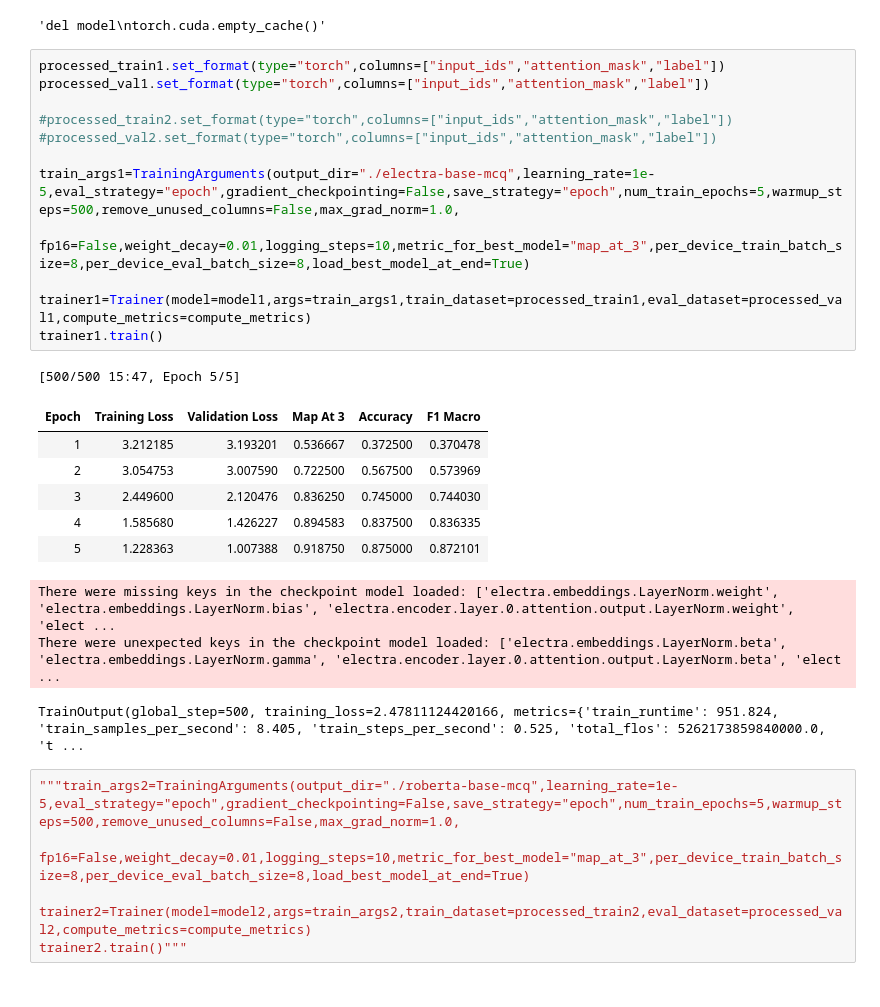
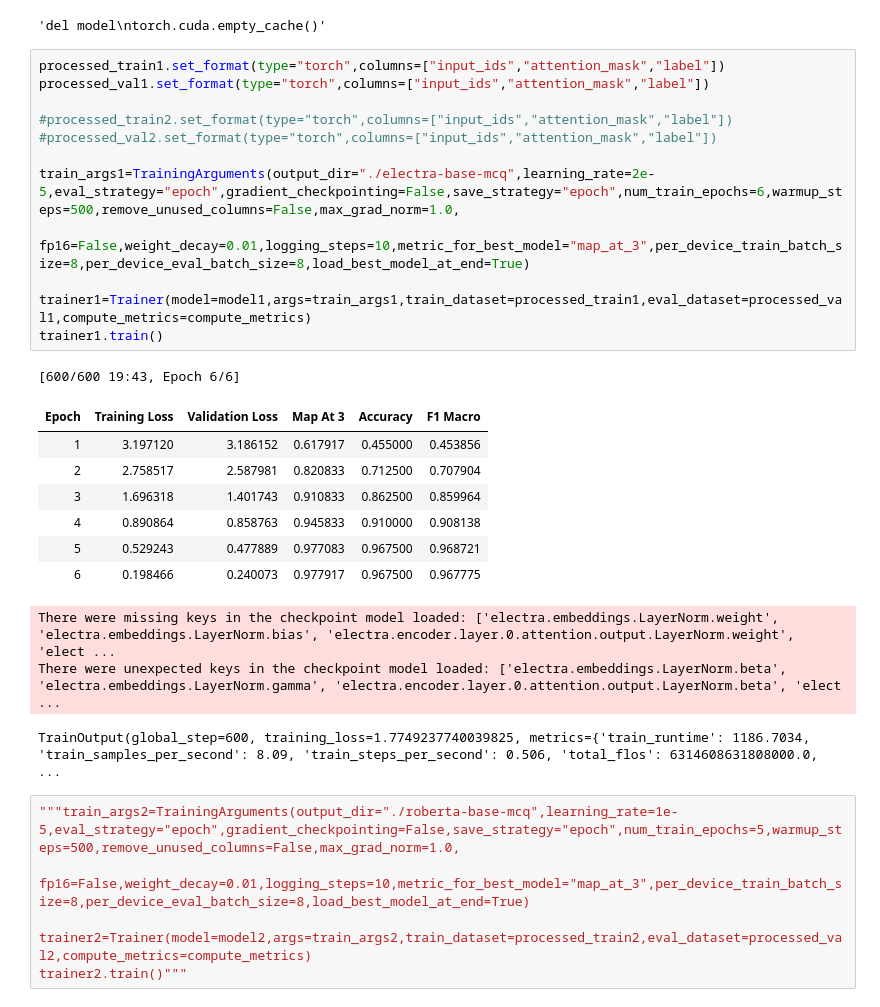
Before and after one commit to chay123-crypto/mcq-solver-transformers, a Jupyter notebook: DL-24f2002314-notebook-t22026.ipynb, the cells around one changed output. Saved outputs shown, nothing was run; the diff lists cells and outputs as text.

```diff
--- a/DL-24f2002314-notebook-t22026.ipynb
+++ b/DL-24f2002314-notebook-t22026.ipynb
@@ -789,26 +789,27 @@ torch.cuda.empty_cache()"""
 # %%
 processed_train1.set_format(type="torch",columns=["input_ids","attention_mask","label"])
 processed_val1.set_format(type="torch",columns=["input_ids","attention_mask","label"])
 
 #processed_train2.set_format(type="torch",columns=["input_ids","attention_mask","label"])
 #processed_val2.set_format(type="torch",columns=["input_ids","attention_mask","label"])
 
-train_args1=TrainingArguments(output_dir="./electra-base-mcq",learning_rate=1e-5,eval_strategy="epoch",gradient_checkpointing=False,save_strategy="epoch",num_train_epochs=5,warmup_steps=500,remove_unused_columns=False,max_grad_norm=1.0,
+train_args1=TrainingArguments(output_dir="./electra-base-mcq",learning_rate=2e-5,eval_strategy="epoch",gradient_checkpointing=False,save_strategy="epoch",num_train_epochs=6,warmup_steps=500,remove_unused_columns=False,max_grad_norm=1.0,
                              fp16=False,weight_decay=0.01,logging_steps=10,metric_for_best_model="map_at_3",per_device_train_batch_size=8,per_device_eval_batch_size=8,load_best_model_at_end=True)
 
 trainer1=Trainer(model=model1,args=train_args1,train_dataset=processed_train1,eval_dataset=processed_val1,compute_metrics=compute_metrics)
 trainer1.train()
 # %% [output]
-[500/500 15:47, Epoch 5/5]
+[600/600 19:43, Epoch 6/6]
 | Epoch | Training Loss | Validation Loss | Map At 3 | Accuracy | F1 Macro |
-| 1 | 3.212185 | 3.193201 | 0.536667 | 0.372500 | 0.370478 |
-| 2 | 3.054753 | 3.007590 | 0.722500 | 0.567500 | 0.573969 |
-| 3 | 2.449600 | 2.120476 | 0.836250 | 0.745000 | 0.744030 |
-| 4 | 1.585680 | 1.426227 | 0.894583 | 0.837500 | 0.836335 |
-| 5 | 1.228363 | 1.007388 | 0.918750 | 0.875000 | 0.872101 |
+| 1 | 3.197120 | 3.186152 | 0.617917 | 0.455000 | 0.453856 |
+| 2 | 2.758517 | 2.587981 | 0.820833 | 0.712500 | 0.707904 |
+| 3 | 1.696318 | 1.401743 | 0.910833 | 0.862500 | 0.859964 |
+| 4 | 0.890864 | 0.858763 | 0.945833 | 0.910000 | 0.908138 |
+| 5 | 0.529243 | 0.477889 | 0.977083 | 0.967500 | 0.968721 |
+| 6 | 0.198466 | 0.240073 | 0.977917 | 0.967500 | 0.967775 |
 There were missing keys in the checkpoint model loaded: ['electra.embeddings.LayerNorm.weight', 'electra.embeddings.LayerNorm.bias', 'electra.encoder.layer.0.attention.output.LayerNorm.weight', 'elect ...
 There were unexpected keys in the checkpoint model loaded: ['electra.embeddings.LayerNorm.beta', 'electra.embeddings.LayerNorm.gamma', 'electra.encoder.layer.0.attention.output.LayerNorm.beta', 'elect ...
-TrainOutput(global_step=500, training_loss=2.47811124420166, metrics={'train_runtime': 951.824, 'train_samples_per_second': 8.405, 'train_steps_per_second': 0.525, 'total_flos': 5262173859840000.0, 't ...
+TrainOutput(global_step=600, training_loss=1.7749237740039825, metrics={'train_runtime': 1186.7034, 'train_samples_per_second': 8.09, 'train_steps_per_second': 0.506, 'total_flos': 6314608631808000.0, ...
 # %%
 """train_args2=TrainingArguments(output_dir="./roberta-base-mcq",learning_rate=1e-5,eval_strategy="epoch",gradient_checkpointing=False,save_strategy="epoch",num_train_epochs=5,warmup_steps=500,remove_unused_columns=False,max_grad_norm=1.0,
                              fp16=False,weight_decay=0.01,logging_steps=10,metric_for_best_model="map_at_3",per_device_train_batch_size=8,per_device_eval_batch_size=8,load_best_model_at_end=True)
```
Also changed, not shown: parts of 9 cells of this notebook.
